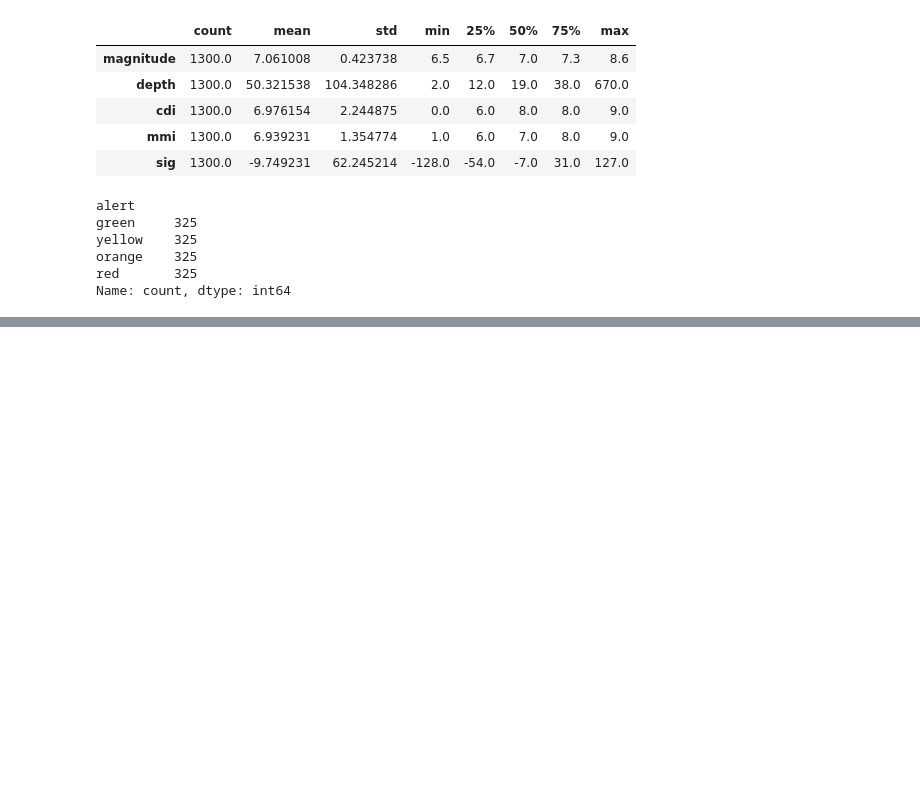
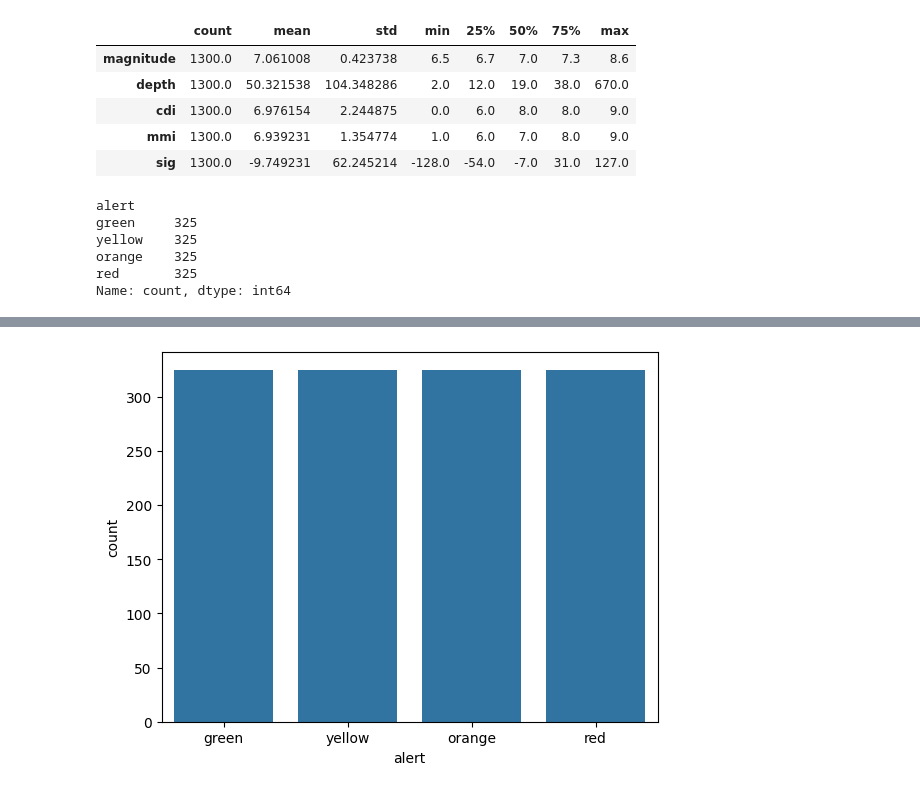
Before and after one commit to yashika3013/Earthquake-alert-prediction-dataset, a Jupyter notebook: experiment/file.ipynb, the cells around one changed output, grey strips where cells are left out. Cells and saved outputs as stored; diff of their text form; code cells hidden in the pictures; blank space fills up the shorter version.

```diff
--- a/experiment/file.ipynb
+++ b/experiment/file.ipynb
@@ -37,0 +146,5 @@ Name: count, dtype: int64
+# %%
+sns.countplot(data=df, x='alert')
+plt.show()
+# %% [output]
+[figure, added]
```
Also changed, not shown: parts of 24 cells of this notebook.
